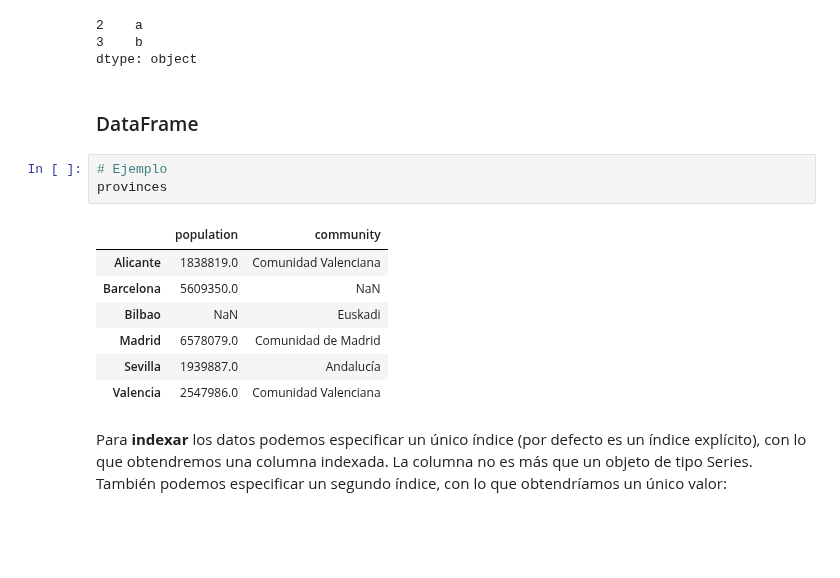
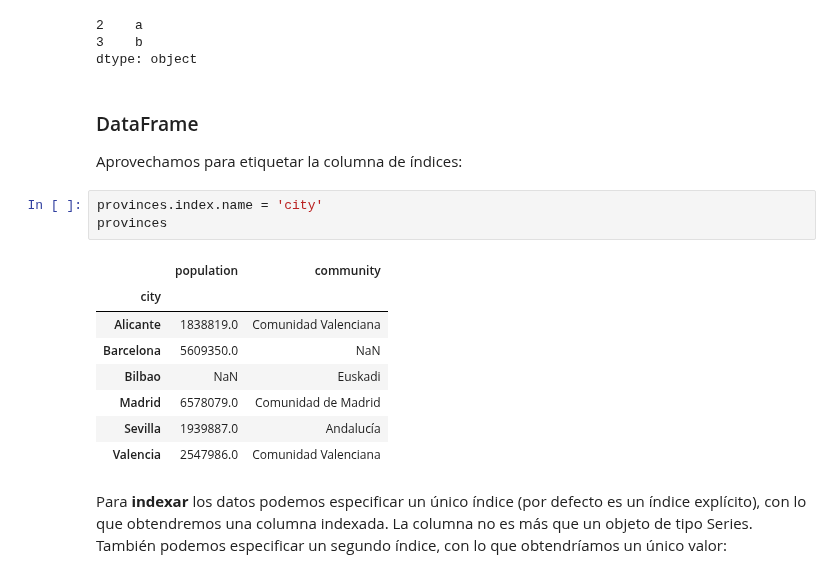
Before and after one commit to pyjaime/python3-101, a Jupyter notebook: python3_pandas_es.ipynb, the cells around one changed output. Saved outputs shown, nothing was run; the diff lists cells and outputs as text; blank space fills up the shorter version.

```diff
--- a/python3_pandas_es.ipynb
+++ b/python3_pandas_es.ipynb
@@ -270,19 +296,22 @@ serie2.loc[1:3]
 2    a
 3    b
 dtype: object
-# %% [markdown]
-### DataFrame
-# %%
-# Ejemplo
-provinces
-# %% [output]
-|  | population | community |
-| Alicante | 1838819.0 | Comunidad Valenciana |
-| Barcelona | 5609350.0 | NaN |
-| Bilbao | NaN | Euskadi |
-| Madrid | 6578079.0 | Comunidad de Madrid |
-| Sevilla | 1939887.0 | Andalucía |
-| Valencia | 2547986.0 | Comunidad Valenciana |
+# %% [markdown]
+### DataFrame
+
+Aprovechamos para etiquetar la columna de índices:
+# %%
+provinces.index.name = 'city'
+provinces
+# %% [output]
+|  | population | community |
+| city |  |  |
+| Alicante | 1838819.0 | Comunidad Valenciana |
+| Barcelona | 5609350.0 | NaN |
+| Bilbao | NaN | Euskadi |
+| Madrid | 6578079.0 | Comunidad de Madrid |
+| Sevilla | 1939887.0 | Andalucía |
+| Valencia | 2547986.0 | Comunidad Valenciana |
 # %% [markdown]
 Para **indexar** los datos podemos especificar un único índice (por defecto es un índice explícito), con lo que obtendremos una columna indexada. La columna no es más que un objeto de tipo Series. También podemos especificar un segundo índice, con lo que obtendríamos un único valor:
 # %%
```
Also changed, not shown: parts of 28 cells of this notebook.
